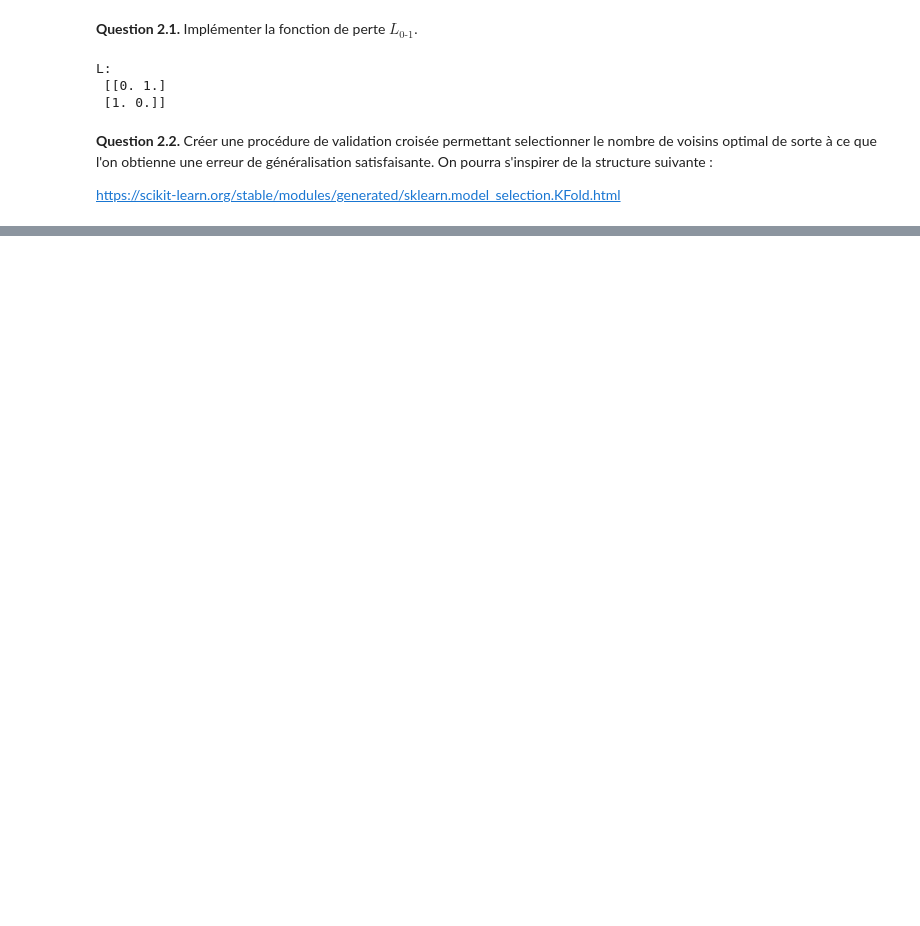
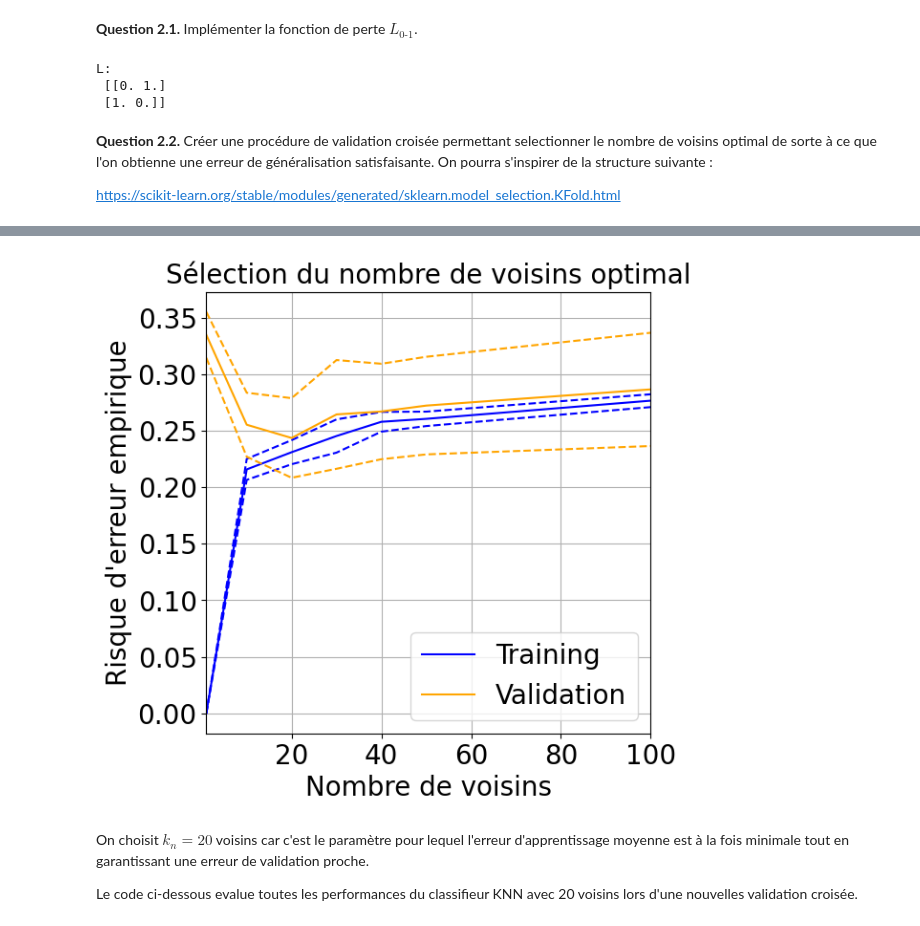
Before and after one commit to lorenzomazzante/ML01, a Jupyter notebook: TD4.ipynb, the cells around one changed output, grey strips where cells are left out. Cells and saved outputs as stored; diff of their text form; code cells hidden in the pictures; blank space fills up the shorter version.

```diff
--- a/TD4.ipynb
+++ b/TD4.ipynb
@@ -79,12 +64,15 @@ YRdf = pd.DataFrame(df['Outcome'])
 print('np.unique(YRdf) =', np.unique(YRdf))
 YR = np.array(YRdf).ravel()+1
 print('np.unique(YR) =', np.unique(YR))
+Y_set = np.unique(YR)
+print('Y_set =', Y_set)
 
 Xdf = df.copy()
 Xdf.drop(['Outcome'], axis='columns', inplace=True)
 #Xdf.info()
 
-K = int(np.max(YR))
+
+K = len(Y_set)
 X = np.array(Xdf)
 # %% [output]
 np.unique(YRdf) = [0 1]
@@ -167,0 +101,67 @@ np.random.seed(407)
+# %%
+# RÉPONSE À LA QUESTION 2.2:
+np.random.seed(407)
+
+from sklearn.model_selection import KFold
+from sklearn.neighbors import KNeighborsClassifier
+
+nbFolds = 4
+kf = KFold(n_splits=nbFolds, shuffle=True)
+kfSplit = kf.split(X)
+
+stock_kn = np.array([1, 10, 20, 30, 40, 50, 100])
+nb_kn = stock_kn.shape[0]
+stock_average_risk_Train = np.zeros((nbFolds,nb_kn))
+stock_average_risk_Val = np.zeros((nbFolds,nb_kn))
+
+f = 0
+t = 0
+
+for train, val in kfSplit:
+
+    print("processing fold f =", f)
+
+    XTrain, XVal, YRTrain, YRVal = X[train,:], X[val,:], YR[train], YR[val]
+
+    for kn in stock_kn:
+        ### KNN
+        print("    KNN -> kn =", kn)
+        model_KNN = KNeighborsClassifier(n_neighbors=kn, metric='euclidean')
+        model_KNN.fit(XTrain, YRTrain.ravel())
+
+        # Prediction on the training samples
+        YhatTrainKNN = model_KNN.predict(XTrain)
+        stock_average_risk_Train[f,t] = compute_average_risk(YRTrain, YhatTrainKNN, Y_set, L)
+
+        # Prediction on the testing samples
+        YhatValKNN = model_KNN.predict(XVal)
+        stock_average_risk_Val[f,t] = compute_average_risk(YRVal, YhatValKNN, Y_set, L)
+
+        t = t+1
+
+    f = f+1
+    t = 0
+
+
+
+# FiGURE RISQUE MOYEN VERSUS NOMBRE DE VOISINS :
+fig_select_kn = plt.figure(figsize=(6,6))
+ax1 = fig_select_kn.add_subplot(1,1,1)
+
+ax1.plot(stock_kn, np.mean(stock_average_risk_Train,0), color='blue', label='Training')
+ax1.plot(stock_kn, np.mean(stock_average_risk_Train,0)-np.std(stock_average_risk_Train,0), color='blue',ls='--')
+ax1.plot(stock_kn, np.mean(stock_average_risk_Train,0)+np.std(stock_average_risk_Train,0), color='blue',ls='--')
+
+ax1.plot(stock_kn, np.mean(stock_average_risk_Val,0), color='orange', label='Validation')
+ax1.plot(stock_kn, np.mean(stock_average_risk_Val,0)-np.std(stock_average_risk_Val,0), color='orange',ls='--')
+ax1.plot(stock_kn, np.mean(stock_average_risk_Val,0)+np.std(stock_average_risk_Val,0), color='orange',ls='--')
+ax1.legend(fontsize=20, loc='lower right')
+ax1.set_xlabel("Nombre de voisins",fontsize=20)
+ax1.set_ylabel("Risque d'erreur empirique",fontsize=20)
+ax1.set_title("Sélection du nombre de voisins optimal",fontsize=20)
+ax1.tick_params(axis='x', labelsize=20)
+ax1.tick_params(axis='y', labelsize=20)
+ax1.set_xlim([np.min(stock_kn),np.max(stock_kn)])
+ax1.grid()
+#ax1.set_xscale('log')
+# %% [output]
@@ -167,0 +185,5 @@ np.random.seed(407)
+[figure, added]
+# %% [markdown]
+On choisit $k_n = 20$ voisins car c'est le paramètre pour lequel l'erreur d'apprentissage moyenne est à la fois minimale tout en garantissant une erreur de validation proche.
+
+Le code ci-dessous evalue toutes les performances du classifieur KNN avec 20 voisins lors d'une nouvelles validation croisée.
```
Also changed, not shown: parts of 12 cells of this notebook.
